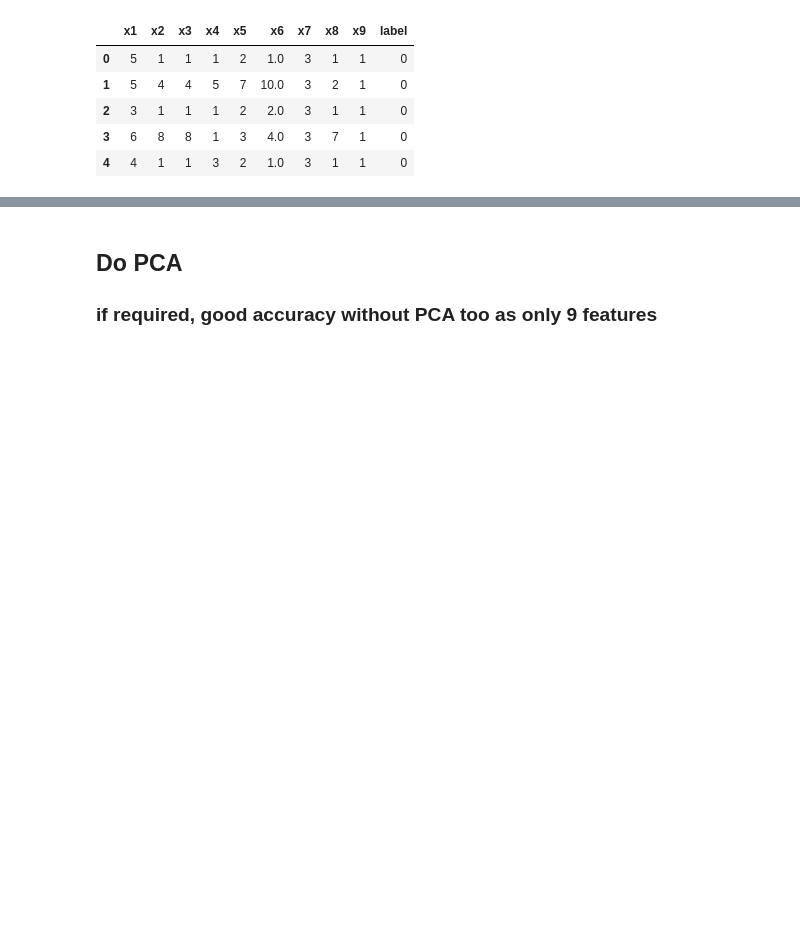
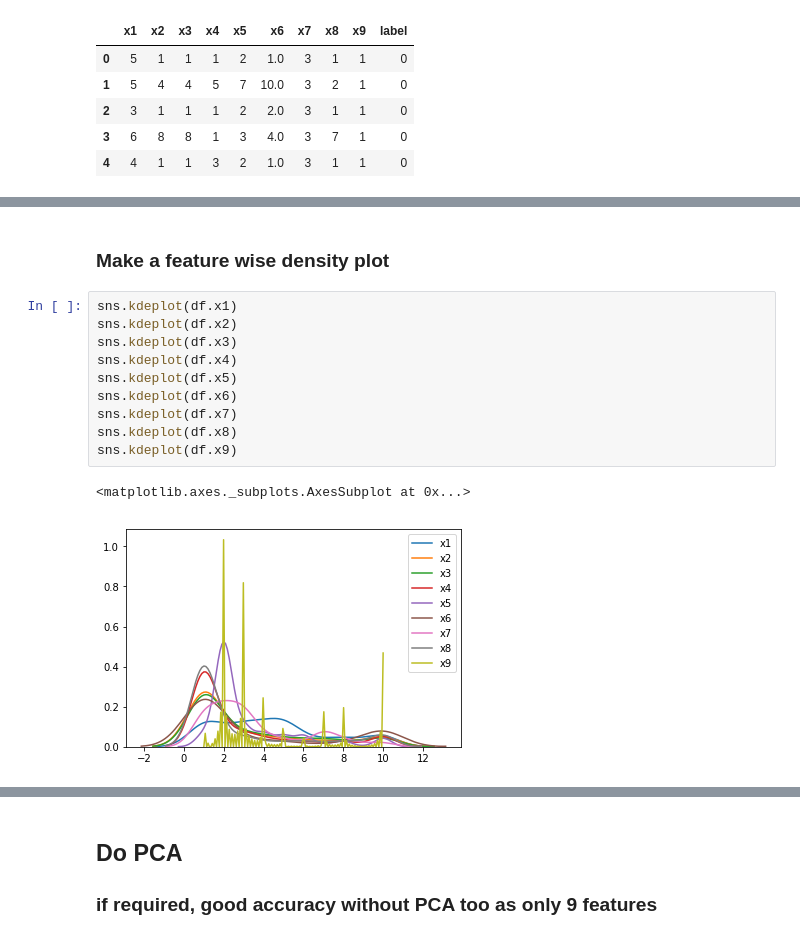
Before and after one commit to Rishit-dagli/Breast-cancer-prediction-ML-Python, a Jupyter notebook: logistic regression breast cancer.ipynb, the cells around one changed output, grey strips where cells are left out. Cells and saved outputs as stored; diff of their text form; blank space fills up the shorter version.

```diff
--- a/logistic regression breast cancer.ipynb
+++ b/logistic regression breast cancer.ipynb
@@ -52,0 +70,15 @@ df.head()
+# %% [markdown]
+### Make a feature wise density plot
+# %%
+sns.kdeplot(df.x1)
+sns.kdeplot(df.x2)
+sns.kdeplot(df.x3)
+sns.kdeplot(df.x4)
+sns.kdeplot(df.x5)
+sns.kdeplot(df.x6)
+sns.kdeplot(df.x7)
+sns.kdeplot(df.x8)
+sns.kdeplot(df.x9)
+# %% [output]
+<matplotlib.axes._subplots.AxesSubplot at 0x...>
+[figure, added]
```
Also changed, not shown: parts of 15 cells of this notebook.
